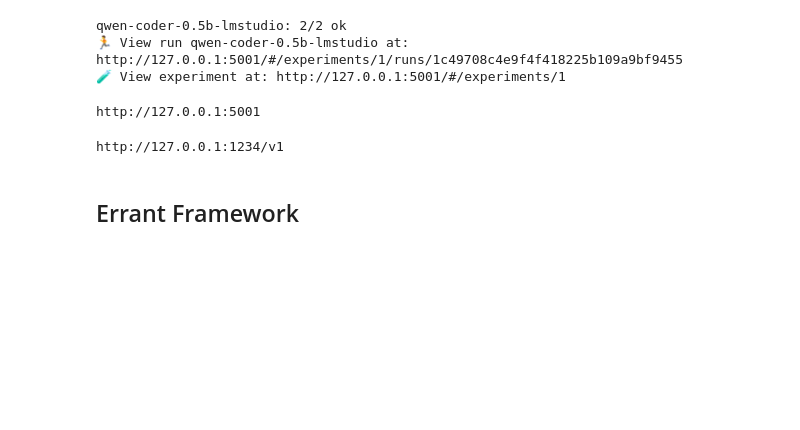
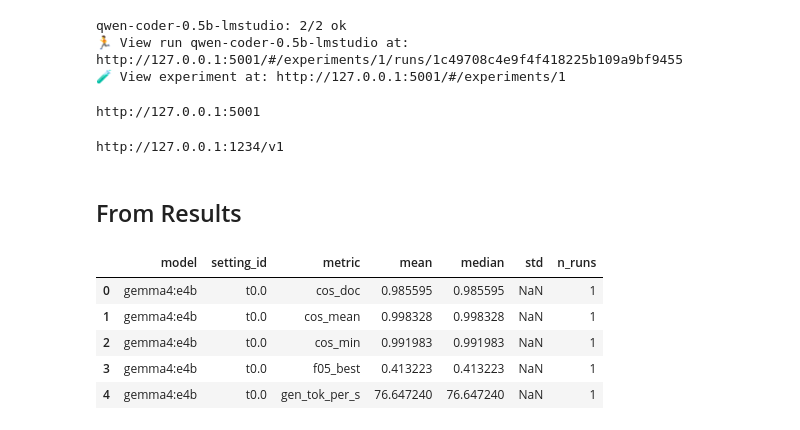
Before and after one commit to sky150/localQuill-v2, a Jupyter notebook: evaluation/notebooks/10_task_grammer_evaluation.ipynb, the cells around one changed output. Saved outputs shown, nothing was run; the diff lists cells and outputs as text; code cells hidden in the pictures; blank space fills up the shorter version.

```diff
--- a/evaluation/notebooks/10_task_grammer_evaluation.ipynb
+++ b/evaluation/notebooks/10_task_grammer_evaluation.ipynb
@@ -138,4 +138,4 @@ http://127.0.0.1:1234/v1
     # Do everything in a script, with variable input and configurations.
         # Prepare the experiments. 10 Formal, 10 Fiction. (Add errors. 2 Outline, 2 User Files, 2 Both, 4 Only Style RAGS)
 # %% [markdown]
-## Errant Framework
+## From Results
@@ -141,0 +152,10 @@ http://127.0.0.1:1234/v1
+# %%
+df = pd.read_csv(summary_l_path)
+df.head()
+# %% [output]
+|  | model | setting_id | metric | mean | median | std | n_runs |
+| 0 | gemma4:e4b | t0.0 | cos_doc | 0.985595 | 0.985595 | NaN | 1 |
+| 1 | gemma4:e4b | t0.0 | cos_mean | 0.998328 | 0.998328 | NaN | 1 |
+| 2 | gemma4:e4b | t0.0 | cos_min | 0.991983 | 0.991983 | NaN | 1 |
+| 3 | gemma4:e4b | t0.0 | f05_best | 0.413223 | 0.413223 | NaN | 1 |
+| 4 | gemma4:e4b | t0.0 | gen_tok_per_s | 76.647240 | 76.647240 | NaN | 1 |
```
Also changed, not shown: parts of 13 cells of this notebook, 15 other files.
